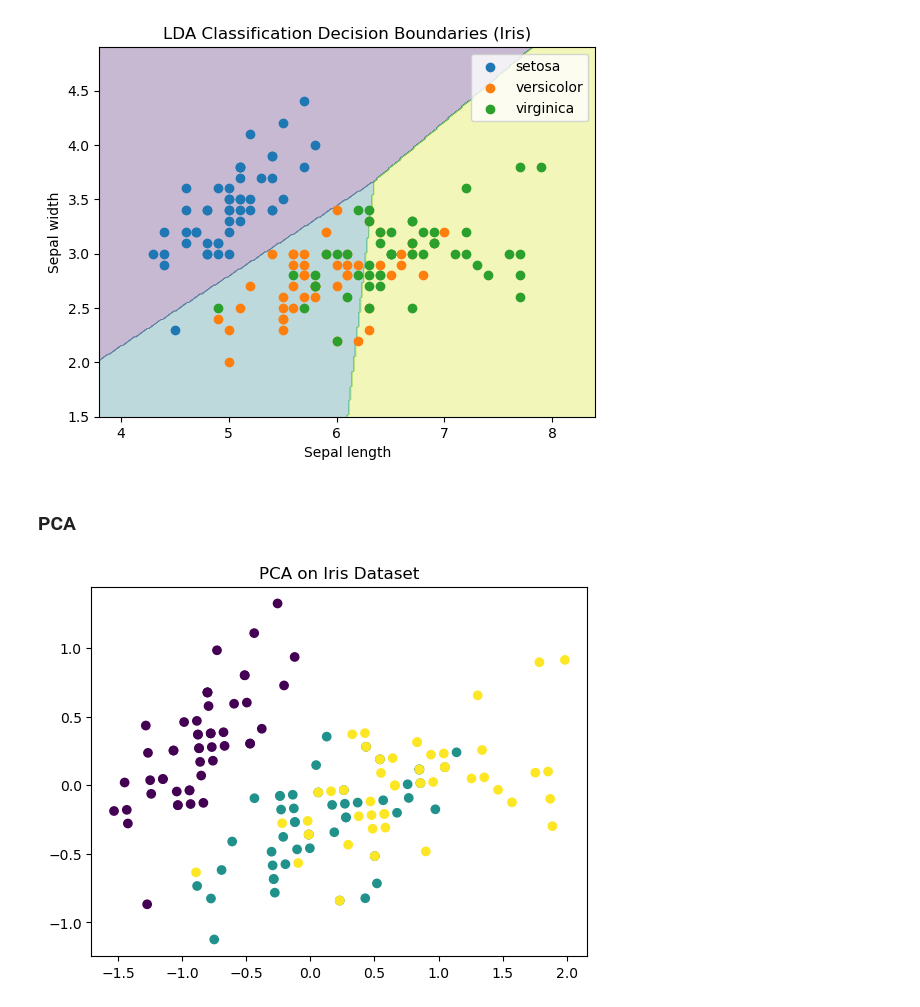
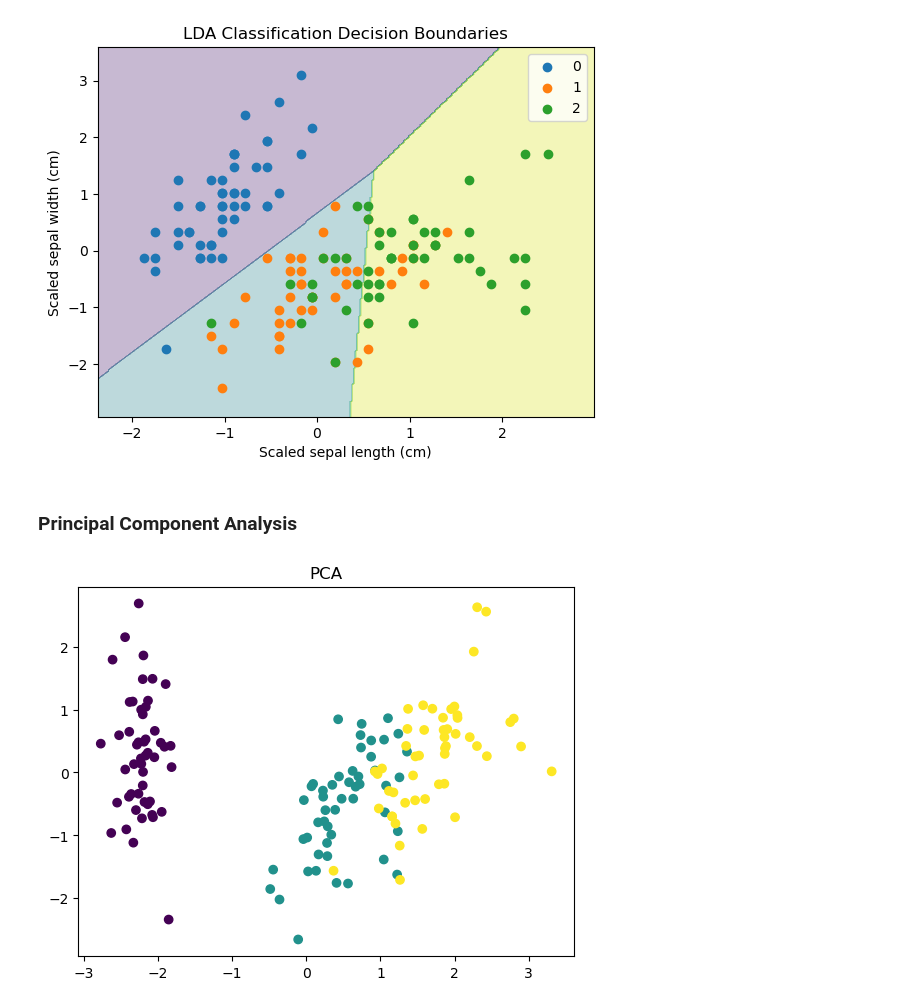
Before and after one commit to Hamtak0/statistics, a Jupyter notebook: Week7_lda_posted.ipynb, the cells around one changed output. Cells and saved outputs as stored; diff of their text form; code cells hidden in the pictures.

Commit message:
fix: addition on visualization and models

```diff
--- a/Week7_lda_posted.ipynb
+++ b/Week7_lda_posted.ipynb
@@ -22,0 +13,7 @@ array(['setosa', 'versicolor', 'virginica'], dtype='<U10')
+# %%
+from sklearn.datasets import load_iris
+iris = load_iris(as_frame=True)
+df = iris.frame
+class_names = iris.target_names
+print(class_names)
+df.head()
@@ -22,0 +28,5 @@ array(['setosa', 'versicolor', 'virginica'], dtype='<U10')
+# %%
+output_var = 'target'
+input_vars = df.columns.tolist()
+input_vars.remove(output_var)
+input_vars
@@ -22,0 +38,4 @@ array(['setosa', 'versicolor', 'virginica'], dtype='<U10')
+# %%
+X = df[input_vars]
+y = df[output_var]
+X.head()
@@ -55,13 +186,14 @@ Discriminant coefficients (w):
 # %%
 # Create a Grid of Points
-iris = load_iris()
-X = iris.data[:, :2]   # first two features
-y = iris.target
-lda = LinearDiscriminantAnalysis()
-lda.fit(X, y)
+temp_X = X.iloc[:, :2]   # first two features
+from sklearn.preprocessing import StandardScaler
+scaler = StandardScaler()
+temp_X_scaled = scaler.fit_transform(temp_X)
+temp_lda = LinearDiscriminantAnalysis()
+temp_lda.fit(temp_X_scaled, y)
 
-x_min, x_max = X[:, 0].min() - 0.5, X[:, 0].max() + 0.5
-y_min, y_max = X[:, 1].min() - 0.5, X[:, 1].max() + 0.5
+x_min, x_max = temp_X_scaled[:, 0].min() - 0.5, temp_X_scaled[:, 0].max() + 0.5
+y_min, y_max = temp_X_scaled[:, 1].min() - 0.5, temp_X_scaled[:, 1].max() + 0.5
 
 xx, yy = np.meshgrid(
     np.linspace(x_min, x_max, 300),
@@ -70,36 +202,43 @@ xx, yy = np.meshgrid(
 grid = np.c_[xx.ravel(), yy.ravel()]
 # %%
 # plot Decision regions
-Z = lda.predict(grid)
+
+var1_index = 0
+var2_index = 1
+
+Z = temp_lda.predict(grid)
 Z = Z.reshape(xx.shape)
 plt.contourf(xx, yy, Z, alpha=0.3)
 
 # Training points
 for class_label in np.unique(y):
     plt.scatter(
-        X[y == class_label, 0],
-        X[y == class_label, 1],
-        label=iris.target_names[class_label]
+        temp_X_scaled[y == class_label][:, var1_index],
+        temp_X_scaled[y == class_label][:, var2_index],
+        label=class_label
     )
 
-plt.xlabel("Sepal length")
-plt.ylabel("Sepal width")
-plt.title("LDA Classification Decision Boundaries (Iris)")
+plt.xlabel('Scaled '+input_vars[var1_index])
+plt.ylabel('Scaled '+input_vars[var2_index])
+plt.title("LDA Classification Decision Boundaries")
 plt.legend()
 plt.show()
 # %% [output]
-[figure, old version]
+[figure, new version]
 # %% [markdown]
-### PCA
+### Principal Component Analysis
 # %%
+from sklearn.preprocessing import StandardScaler
+scaler = StandardScaler()
+X_scaled = scaler.fit_transform(X)
+
 from sklearn.decomposition import PCA
-
 pca = PCA(n_components=2)
-X_pca = pca.fit_transform(X)
+X_pca = pca.fit_transform(X_scaled)
 
 plt.figure()
 plt.scatter(X_pca[:, 0], X_pca[:, 1], c=y)
-plt.title("PCA on Iris Dataset")
+plt.title("PCA")
 plt.show()
 # %% [output]
-[figure, old version]
+[figure, new version]
```
Also changed, not shown: parts of 19 cells of this notebook, 5 other files.
